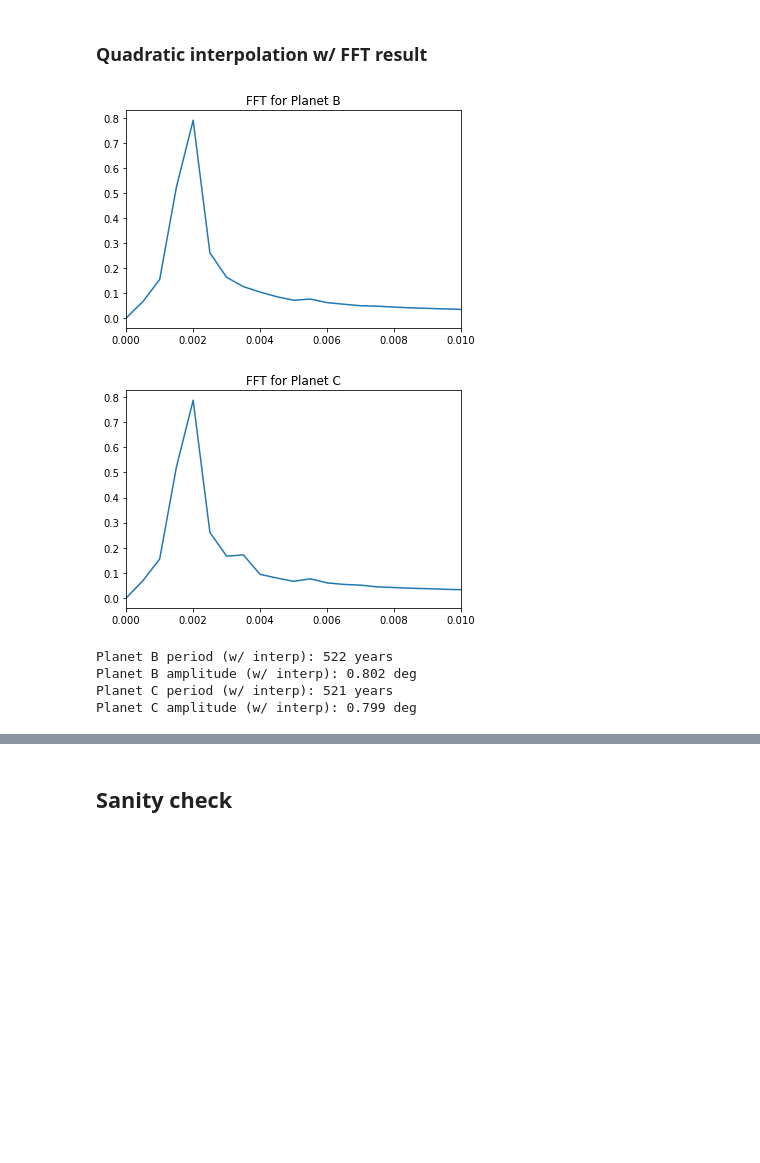
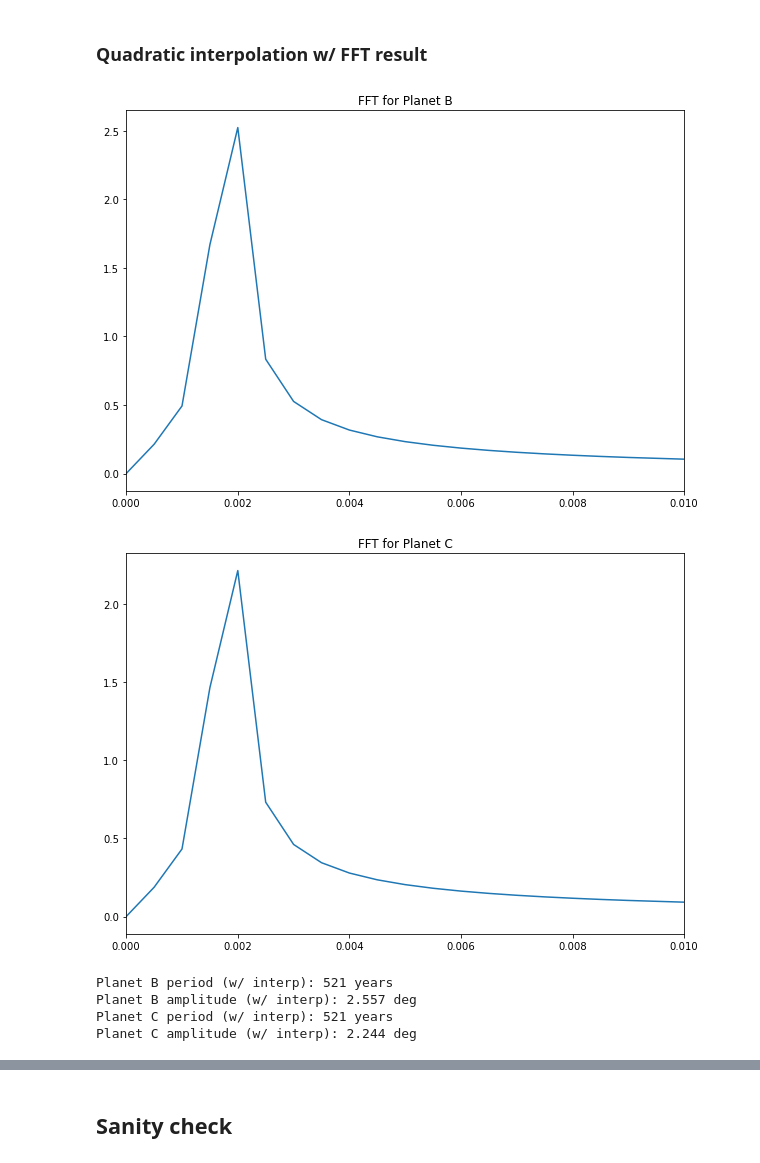
Before and after one commit to Jupiter1994/inc-dynamics, a Jupyter notebook: two_planet/two_planet.ipynb, the cells around one changed output, grey strips where cells are left out. Cells and saved outputs as stored; diff of their text form; code cells hidden in the pictures; blank space fills up the shorter version.

```diff
--- a/two_planet/two_planet.ipynb
+++ b/two_planet/two_planet.ipynb
@@ -271,8 +267,10 @@ plt.show()
 # %%
 def FFT_period_amp(incs, planet_name):
     '''
-    Given a time series for a planet's inclination (incs), return the period
-    and amplitude of the time series. NOTE: This implementation is for 2 planets.
+    Given a time series (incs) representing either the real or imag component
+    of complex inclination, return the period and amplitude of the time series.
+
+    NOTE: This implementation is for 2 planets.
 
     '''
 
@@ -290,8 +288,11 @@ def FFT_period_amp(incs, planet_name):
     # return period (years) and amplitude (degrees)
     return 1 / xf[np.argmax(yf)], yf_scaled[np.argmax(yf)]
 
-b_period, b_amp = FFT_period_amp(b_incs_deg, 'Planet B')
-c_period, c_amp = FFT_period_amp(c_incs_deg, 'Planet C')
+b_series = b_complex_incs_deg.real - i_ctr_deg
+c_series = c_complex_incs_deg.real - i_ctr_deg
+
+b_period, b_amp = FFT_period_amp(b_series, 'Planet B')
+c_period, c_amp = FFT_period_amp(c_series, 'Planet C')
 
 print(f'Planet B period: %0.f years' % b_period)
 print(f'Planet B amplitude: %0.3f deg' % b_amp)
@@ -319,11 +327,12 @@ def quad_fn(coeffs, x):
 
 def FFT_period_amp_interp(incs, planet_name):
     '''
-    Given a time series for a planet's inclination (incs), interpolate near
-    the peak of the FFT transform and return the period and amplitude of the time series.
+    Given a time series representing one component of the complex inclination (incs),
+    interpolate near the peak of the FFT transform and return the period and
+    amplitude of the time series.
     NOTE: This implementation is for 2 planets.
 
-    This is essentially the function FFT_period_amp implemented with
+    This is essentially the function FFT_period_amp but implemented with
     the quadratic interpolation.
 
     '''
@@ -333,38 +342,38 @@ def FFT_period_amp_interp(incs, planet_name):
     yf_scaled = 2 / num_steps * np.abs(yf)
     xf = fft.fftfreq(num_steps, tstep)[:N//2]
 
     # plot FFT result
     plt.plot(xf, yf_scaled)
     plt.xlim(0, 0.01)
     plt.title('FFT for ' + planet_name)
     plt.show()
 
     x_vals = [xf[np.argmax(yf) - 1], xf[np.argmax(yf)], xf[np.argmax(yf) + 1]]
     y_vals = np.abs([yf[np.argmax(yf) - 1], yf[np.argmax(yf)], yf[np.argmax(yf) + 1]])
     y_vals_scaled = 2 / num_steps * np.abs(y_vals)
 
     # get coefficients of the interpolated quadratic function
     coeffs = np.polyfit(x_vals, y_vals_scaled, deg=2)
     a, b, c = coeffs
 
     # get mode freq and amplitude
     mode_f = - b / (2*a) # peak of the quadratic function
     mode_amp = quad_fn(coeffs, mode_f)
 
     # return period (years) and amplitude
     return 1 / mode_f, mode_amp
 
-b_period_interp, b_amp_interp = FFT_period_amp_interp(b_incs_deg, 'Planet B')
-c_period_interp, c_amp_interp = FFT_period_amp_interp(c_incs_deg, 'Planet C')
+b_period_interp, b_amp_interp = FFT_period_amp_interp(b_series, 'Planet B')
+c_period_interp, c_amp_interp = FFT_period_amp_interp(c_series, 'Planet C')
 
 print(f'Planet B period (w/ interp): %0.f years' % b_period_interp)
 print(f'Planet B amplitude (w/ interp): %0.3f deg' % b_amp_interp)
 print(f'Planet C period (w/ interp): %0.f years' % c_period_interp)
 print(f'Planet C amplitude (w/ interp): %0.3f deg' % c_amp_interp)
 # %% [output]
-[figure, old version]
+[figure, new version]
-[figure, old version]
+[figure, new version]
-Planet B period (w/ interp): 522 years
-Planet B amplitude (w/ interp): 0.802 deg
+Planet B period (w/ interp): 521 years
+Planet B amplitude (w/ interp): 2.557 deg
 Planet C period (w/ interp): 521 years
-Planet C amplitude (w/ interp): 0.799 deg
+Planet C amplitude (w/ interp): 2.244 deg
```
Also changed, not shown: parts of 21 cells of this notebook, 1 other file.
